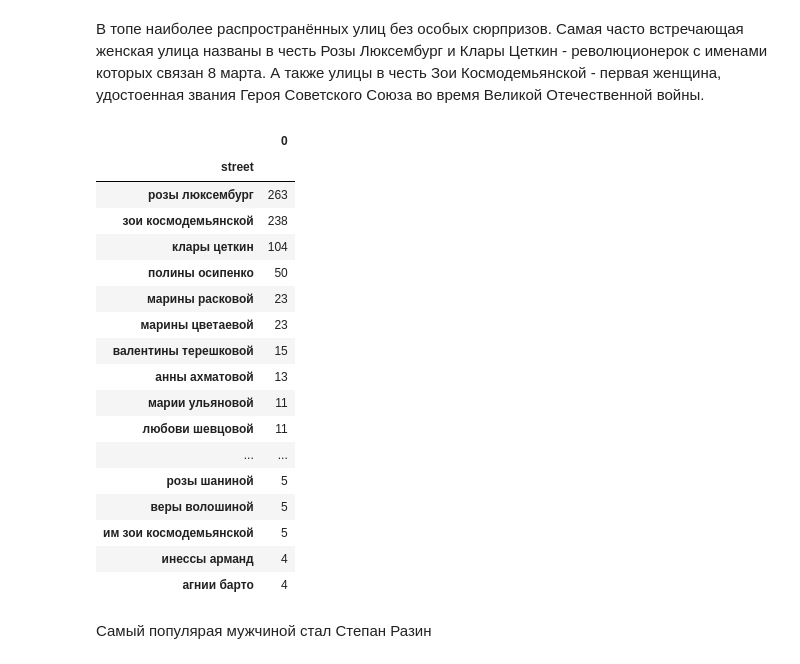
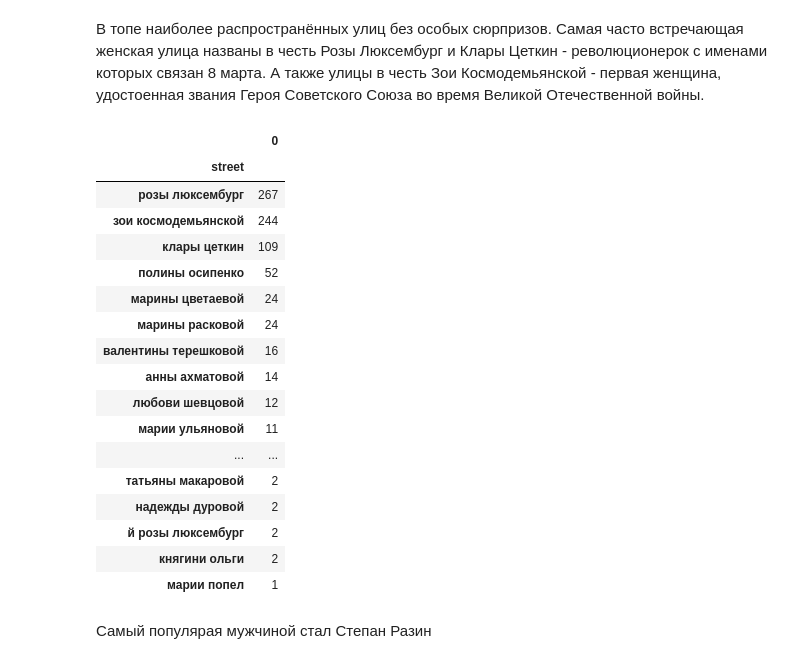
Before and after one commit to kkruglik/female_streets, a Jupyter notebook: russian_streets.ipynb, the cells around one changed output. Cells and saved outputs as stored; diff of their text form; code cells hidden in the pictures.

```diff
--- a/russian_streets.ipynb
+++ b/russian_streets.ipynb
@@ -197,10 +199,9 @@ df = df[df['street'].notnull()]
 df = df.filter(items=['region', 'settlement', 'street', 'street_type'])
 # %%
 df.street = df.street.str.lower()
+df.street = df.street.apply(remove_special_characters)
+df.street = df.street.str.replace('имени', '', regex=False)
+df.street = df.street.str.replace('им ', '', regex=False)
+# df.street = df.street.apply(remove_digit_letter)
+df.street = df.street.str.replace('\d+', '', regex=True)
 df.street = df.street.str.strip()
-df.street = df.street.apply(remove_special_characters)
-# df.street = df.street.apply(remove_digit_letter)
-# %%
-df.street = df.street.str.replace('\d+', '')
-# %%
-df.street = df.street.str.strip()
@@ -278,7 +288,30 @@ remove_names = [
     "5 августа",
     "аллея спортивной славы",
     "славы 1-й",
-    "славы -й"
+    "славы -й",
+    "славы",
+    "белых роз",
+    "газеты искра",
+    "николина",
+    "панаева ид",
+    "венера",
+    "янина",
+    "красная линда",
+    "линда",
+    "розы",
+    "я надежда",
+    "долина роз",
+    "белых роз",
+    "ид иванова",
+    "набережная р невы",
+    "доброй надежды",
+    "ариадны",
+    "сдт надежда",
+    "сопка любви",
+    "софия",
+    "слава киз",
+    "ангелиной",
+    "августа"
 ]
 # %%
 male_streets = [
@@ -349,26 +377,26 @@ df.groupby('genders').size().to_frame()
 # %%
 # самая распространнённая женская улица
 df[df.genders == "Female"] \
-    .groupby("street").size().sort_values(ascending=False).to_frame().head(20)
+    .groupby("street").size().sort_values(ascending=False).to_frame().head(100)
 # %% [output]
 |  | 0 |
 | street |  |
-| розы люксембург | 263 |
-| зои космодемьянской | 238 |
-| клары цеткин | 104 |
-| полины осипенко | 50 |
-| марины расковой | 23 |
-| марины цветаевой | 23 |
-| валентины терешковой | 15 |
-| анны ахматовой | 13 |
+| розы люксембург | 267 |
+| зои космодемьянской | 244 |
+| клары цеткин | 109 |
+| полины осипенко | 52 |
+| марины цветаевой | 24 |
+| марины расковой | 24 |
+| валентины терешковой | 16 |
+| анны ахматовой | 14 |
+| любови шевцовой | 12 |
 | марии ульяновой | 11 |
-| любови шевцовой | 11 |
 | ... | ... |
-| розы шаниной | 5 |
-| веры волошиной | 5 |
-| им зои космодемьянской | 5 |
-| инессы арманд | 4 |
-| агнии барто | 4 |
+| татьяны макаровой | 2 |
+| надежды дуровой | 2 |
+| й розы люксембург | 2 |
+| княгини ольги | 2 |
+| марии попел | 1 |
 # %% [markdown]
 Самый популярая мужчиной стал Степан Разин
 # %%
```
Also changed, not shown: parts of 25 cells of this notebook.
